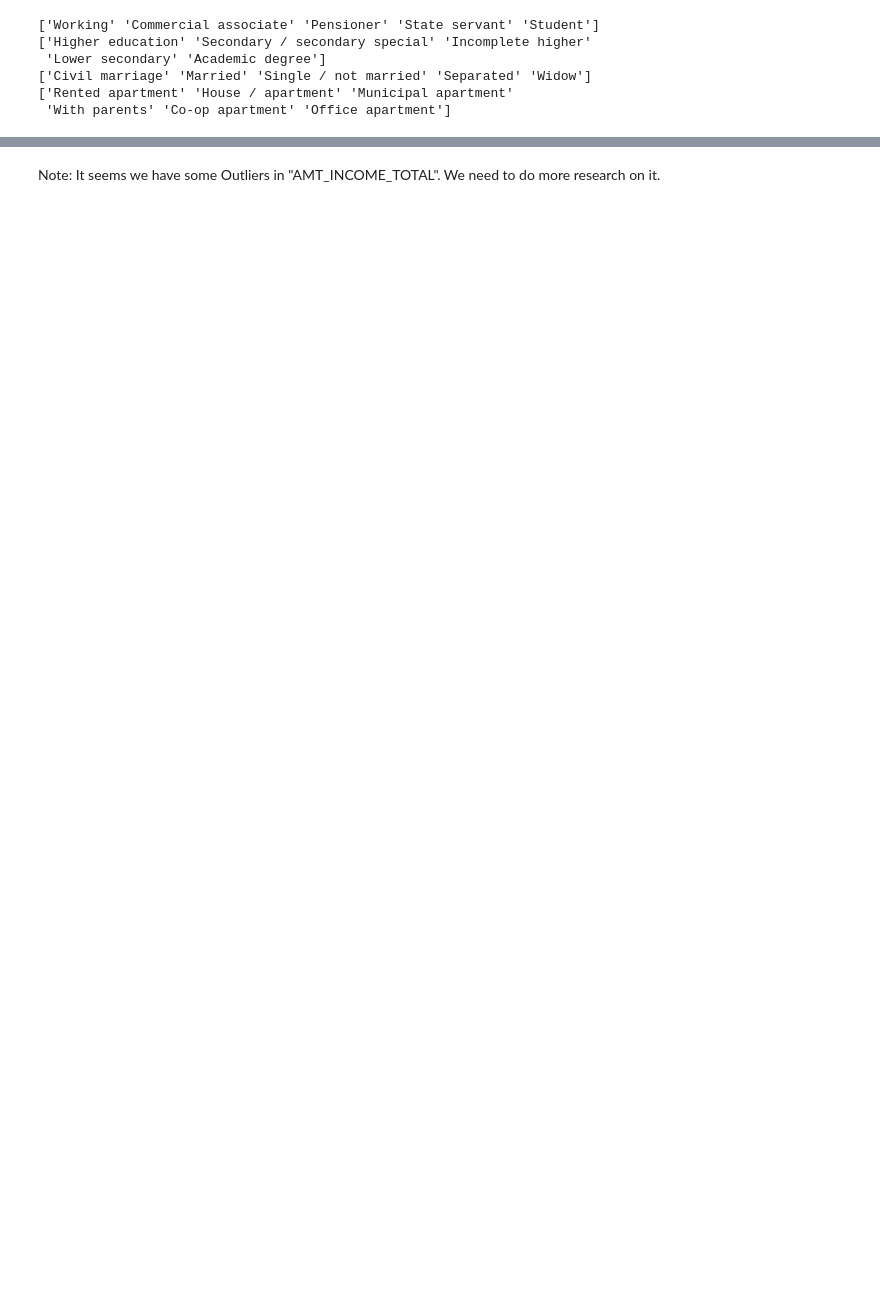
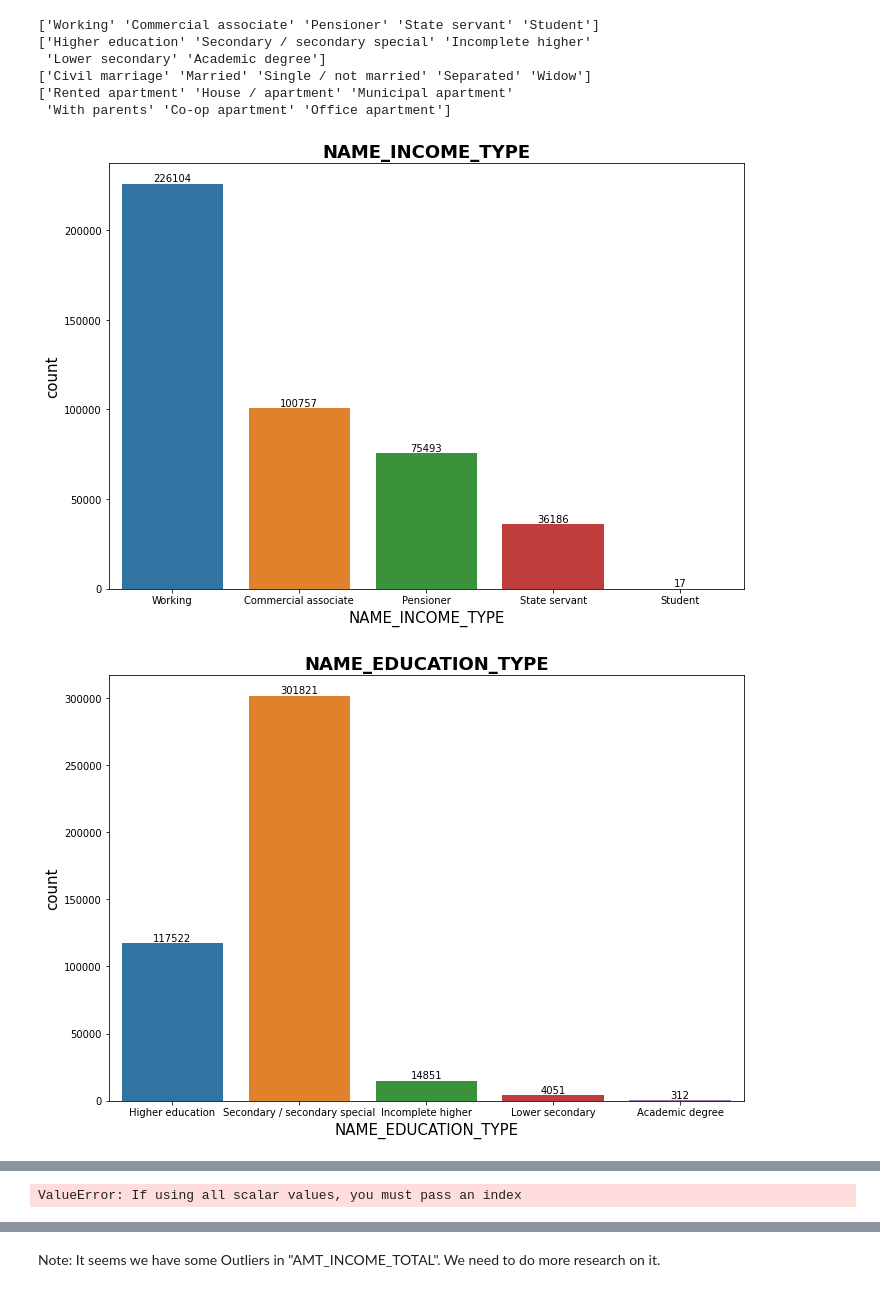
Before and after one commit to Davoodshahabi/Credit-Risk, a Jupyter notebook: credit_score_1.ipynb, the cells around one changed output, grey strips where cells are left out. Saved outputs shown, nothing was run; the diff lists cells and outputs as text; code cells hidden in the pictures; blank space fills up the shorter version.

```diff
--- a/credit_score_1.ipynb
+++ b/credit_score_1.ipynb
@@ -78,3 +90,17 @@ print(app_rec.NAME_HOUSING_TYPE.unique())
 ['Civil marriage' 'Married' 'Single / not married' 'Separated' 'Widow']
 ['Rented apartment' 'House / apartment' 'Municipal apartment'
  'With parents' 'Co-op apartment' 'Office apartment']
+# %%
+for var in ['NAME_INCOME_TYPE',  'NAME_EDUCATION_TYPE', 'NAME_FAMILY_STATUS',  'NAME_HOUSING_TYPE']:
+    # countplt, ax = plt.subplots(figsize = (10,7))
+    plt.rcParams["figure.figsize"] = [10, 7]
+    plt.rcParams["figure.autolayout"] = True
+    ax = sns.countplot(x =var, data = app_rec)
+    ax.set_title(var,fontsize = 18, fontweight='bold' )
+    ax.bar_label(ax.containers[0])
+    ax.set_xlabel(var, fontsize = 15)
+    ax.set_ylabel('count', fontsize = 15)
+    plt.show()
+# %% [output]
+[figure, added]
+[figure, added]
@@ -80,0 +109,12 @@ print(app_rec.NAME_HOUSING_TYPE.unique())
+# %%
+#bar graphs for each of the categorical variables
+for var in ['NAME_INCOME_TYPE',  'NAME_EDUCATION_TYPE', 'NAME_FAMILY_STATUS',  'NAME_HOUSING_TYPE']:
+    cols = {}
+    for value in app_rec[var].unique():
+        cols[value] = app_rec.loc[app_rec[var] == value].groupby([var]).count()
+    x = pd.DataFrame(cols)
+    x.plot.bar(title = var)
+    # plt.xticks([0,1],["no disease","heart disease"])
+    plt.grid()
+# %% [output]
+ValueError: If using all scalar values, you must pass an index
```
Also changed, not shown: parts of 42 cells of this notebook.
